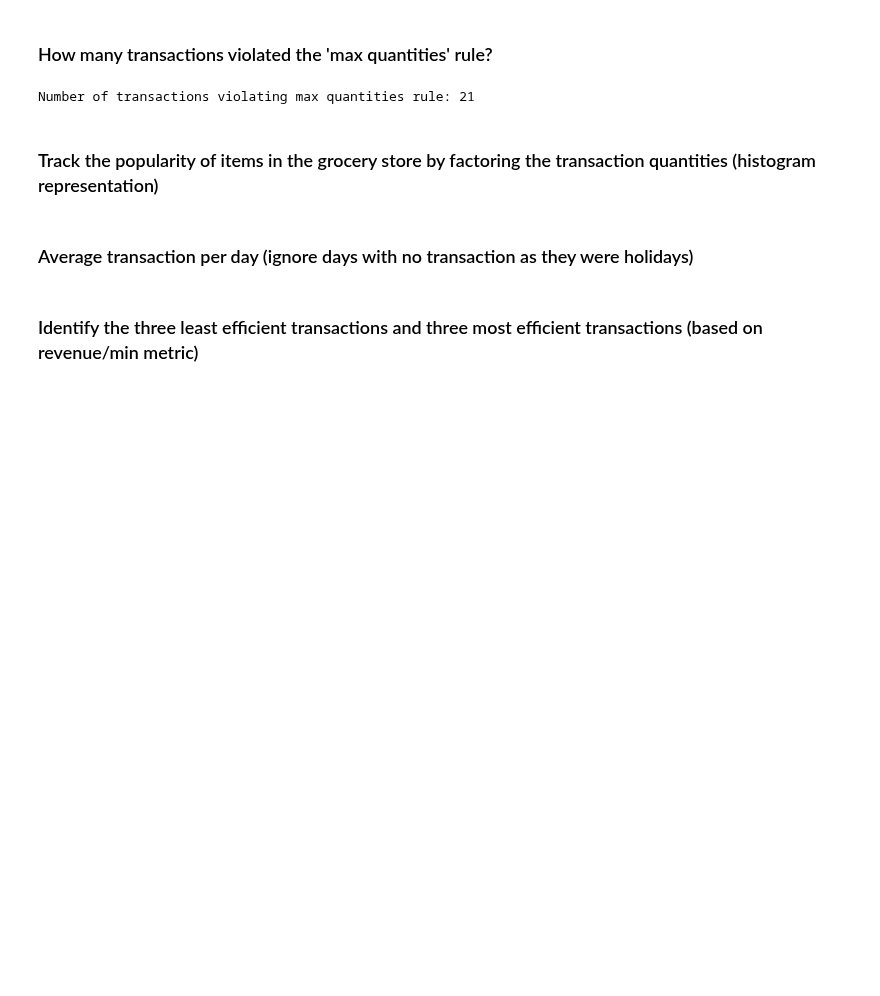
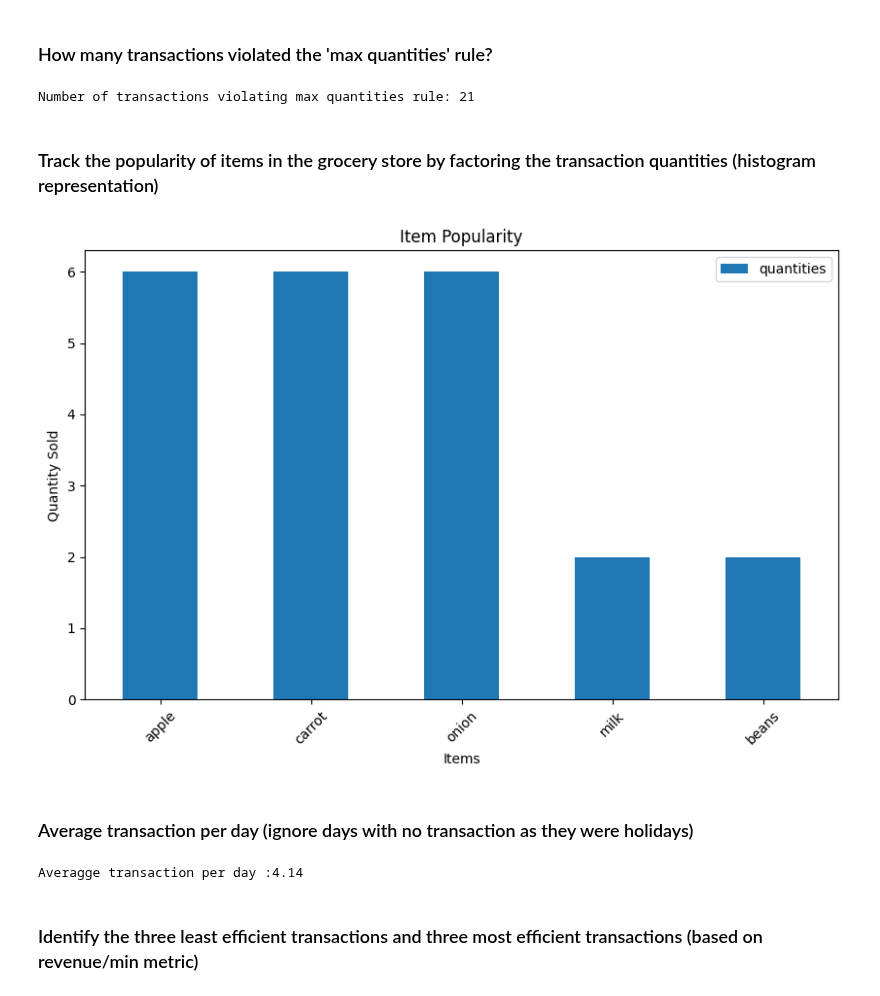
Before and after one commit to oochuru/MLBootCamp25Ochuru, a Jupyter notebook: 4_DataScience_TakeHome.ipynb, the cells around one changed output. Drawn from its saved outputs; the diff is of its cells as text; code cells hidden in the pictures; blank space fills up the shorter version.

```diff
--- a/4_DataScience_TakeHome.ipynb
+++ b/4_DataScience_TakeHome.ipynb
@@ -156,2 +154,20 @@ Number of transactions violating max quantities rule: 21
+# %%
+import matplotlib.pyplot as plt
+
+popularity_df = pd.DataFrame({
+    'items': list(quantities.keys()),
+    'quantities': list(quantities.values())
+})
+
+popularity_df = popularity_df.sort_values('quantities', ascending= False)
+
+popularity_df.plot(kind='bar', x='items', y='quantities', figsize=(10, 6))
+plt.title('Item Popularity')
+plt.xlabel('Items')
+plt.ylabel('Quantity Sold')
+plt.xticks(rotation=45)
+plt.show()
+# %% [output]
+[figure, added]
 # %% [markdown]
 ### Average transaction per day (ignore days with no transaction as they were holidays)
@@ -160,2 +174,12 @@ Number of transactions violating max quantities rule: 21
+# %%
+# Write code here...
+
+transaction_by_date = transaction_df.groupby('date').size()
+
+average_per_day = transaction_by_date.mean()
+
+print(f"Averagge transaction per day :{average_per_day:.2f}")
+# %% [output]
+Averagge transaction per day :4.14
 # %% [markdown]
 ### Identify the three least efficient transactions and three most efficient transactions (based on revenue/min metric)
```
Also changed, not shown: parts of 8 cells of this notebook.
